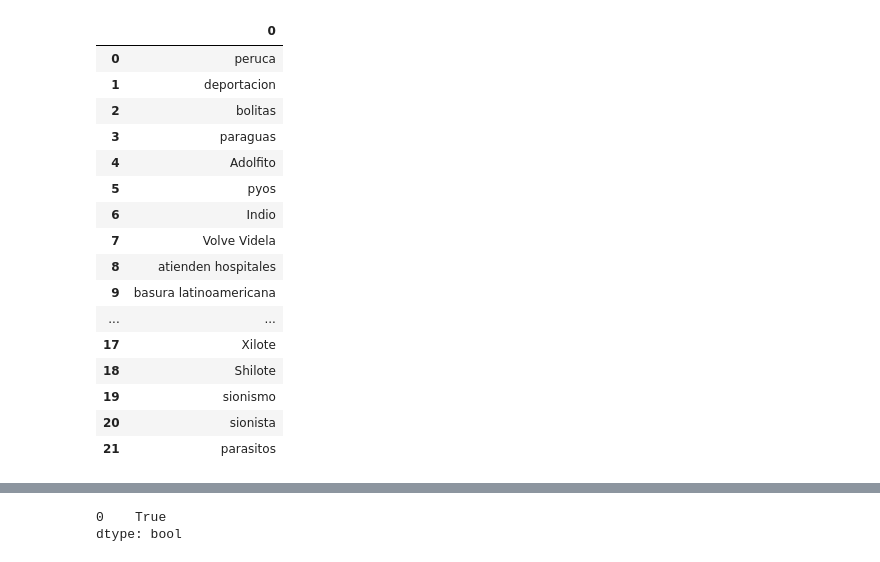
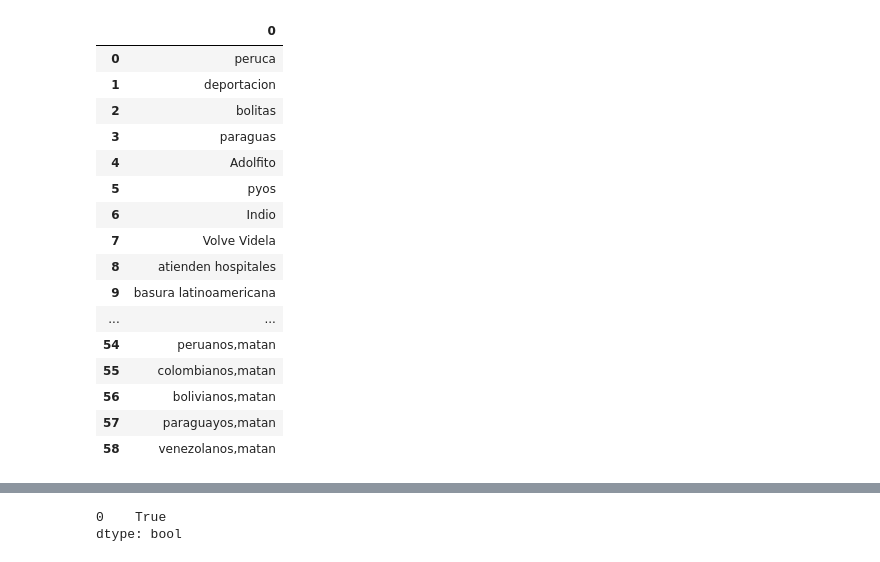
Before and after one commit to pbagedelli/analisis-comentarios, a Jupyter notebook: glosario.ipynb, the cells around one changed output, grey strips where cells are left out. Drawn from its saved outputs; the diff is of its cells as text; code cells hidden in the pictures.

```diff
--- a/glosario.ipynb
+++ b/glosario.ipynb
@@ -108,21 +109,21 @@ homofobicos
 # %%
-xenofobos = pd.read_excel('Biblioteca Términos.xlsx', sheet_name = 10, header = None)
+xenofobos = pd.read_excel('./temp/Biblioteca Términos.xlsx', sheet_name = 5, header = None)
 xenofobos
 # %% [output]
 |  | 0 |
 | 0 | peruca |
 | 1 | deportacion |
 | 2 | bolitas |
 | 3 | paraguas |
 | 4 | Adolfito |
 | 5 | pyos |
 | 6 | Indio |
 | 7 | Volve Videla |
 | 8 | atienden hospitales |
 | 9 | basura latinoamericana |
 | ... | ... |
-| 17 | Xilote |
-| 18 | Shilote |
-| 19 | sionismo |
-| 20 | sionista |
-| 21 | parasitos |
+| 54 | peruanos,matan |
+| 55 | colombianos,matan |
+| 56 | bolivianos,matan |
+| 57 | paraguayos,matan |
+| 58 | venezolanos,matan |
```
Also changed, not shown: parts of 8 cells of this notebook, 10 other files.
